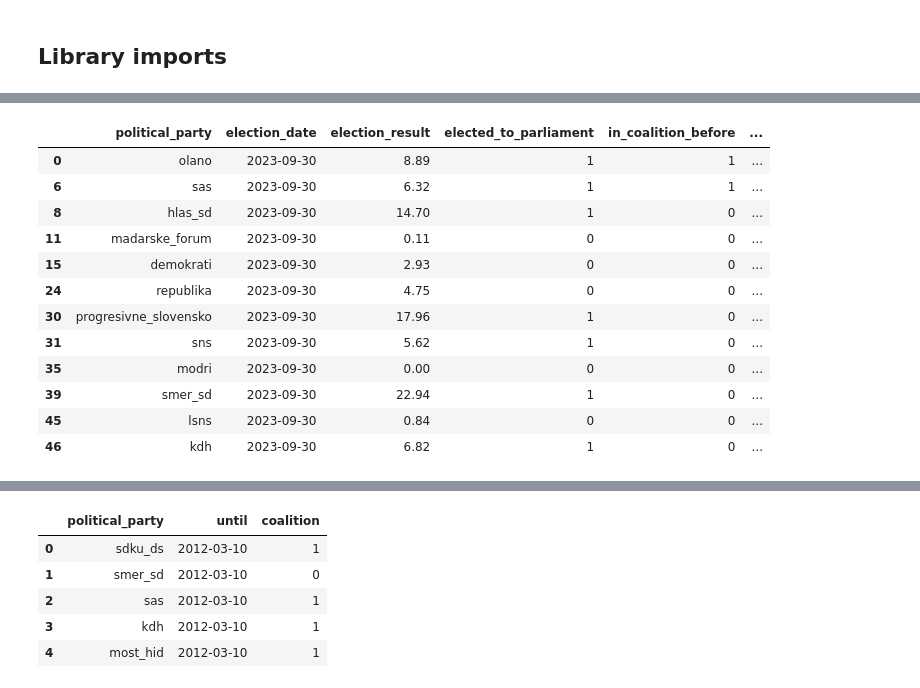
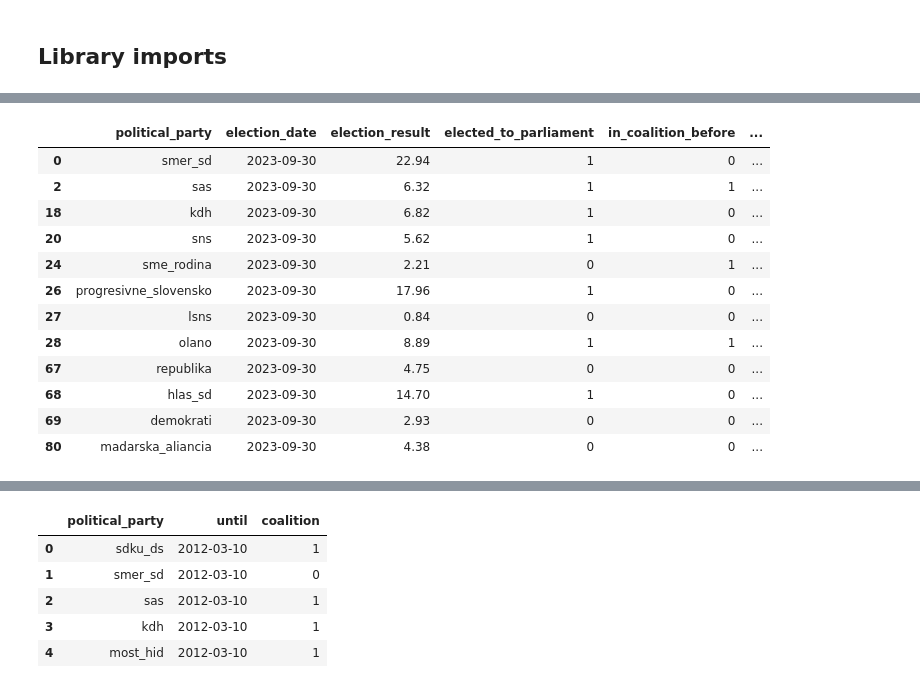
Before and after one commit to spitalskya/PDV-Slovak-election-prediction, a Jupyter notebook: src/exploratory_analysis.ipynb, the cells around one changed output, grey strips where cells are left out. Saved outputs shown, nothing was run; the diff lists cells and outputs as text; code cells hidden in the pictures.

```diff
--- a/src/exploratory_analysis.ipynb
+++ b/src/exploratory_analysis.ipynb
@@ -11,3 +13,3 @@ import seaborn as sns
 # %%
-data_polls_train: pd.DataFrame = pd.read_csv("../data/polls_by_election_train.csv")
+data_polls: pd.DataFrame = pd.read_csv("../data/polls_by_election.csv")
 # %% [markdown]
@@ -45,17 +29,17 @@ max    34.200000  34.000
 # %%
-data_last_election = data_polls_train[data_polls_train["election_date"] == "2023-09-30"]
+data_last_election = data_polls[(data_polls["election_date"] == "2023-09-30") & (data_polls["election_result"] > 0) & (data_polls['1'] > 0)]
 data_last_election
 # %% [output]
 |  | political_party | election_date | election_result | elected_to_parliament | in_coalition_before | ... |
-| 0 | olano | 2023-09-30 | 8.89 | 1 | 1 | ... |
-| 6 | sas | 2023-09-30 | 6.32 | 1 | 1 | ... |
-| 8 | hlas_sd | 2023-09-30 | 14.70 | 1 | 0 | ... |
-| 11 | madarske_forum | 2023-09-30 | 0.11 | 0 | 0 | ... |
-| 15 | demokrati | 2023-09-30 | 2.93 | 0 | 0 | ... |
-| 24 | republika | 2023-09-30 | 4.75 | 0 | 0 | ... |
-| 30 | progresivne_slovensko | 2023-09-30 | 17.96 | 1 | 0 | ... |
-| 31 | sns | 2023-09-30 | 5.62 | 1 | 0 | ... |
-| 35 | modri | 2023-09-30 | 0.00 | 0 | 0 | ... |
-| 39 | smer_sd | 2023-09-30 | 22.94 | 1 | 0 | ... |
-| 45 | lsns | 2023-09-30 | 0.84 | 0 | 0 | ... |
-| 46 | kdh | 2023-09-30 | 6.82 | 1 | 0 | ... |
+| 0 | smer_sd | 2023-09-30 | 22.94 | 1 | 0 | ... |
+| 2 | sas | 2023-09-30 | 6.32 | 1 | 1 | ... |
+| 18 | kdh | 2023-09-30 | 6.82 | 1 | 0 | ... |
+| 20 | sns | 2023-09-30 | 5.62 | 1 | 0 | ... |
+| 24 | sme_rodina | 2023-09-30 | 2.21 | 0 | 1 | ... |
+| 26 | progresivne_slovensko | 2023-09-30 | 17.96 | 1 | 0 | ... |
+| 27 | lsns | 2023-09-30 | 0.84 | 0 | 0 | ... |
+| 28 | olano | 2023-09-30 | 8.89 | 1 | 1 | ... |
+| 67 | republika | 2023-09-30 | 4.75 | 0 | 0 | ... |
+| 68 | hlas_sd | 2023-09-30 | 14.70 | 1 | 0 | ... |
+| 69 | demokrati | 2023-09-30 | 2.93 | 0 | 0 | ... |
+| 80 | madarska_aliancia | 2023-09-30 | 4.38 | 0 | 0 | ... |
```
Also changed, not shown: parts of 17 cells of this notebook, 5 other files.
